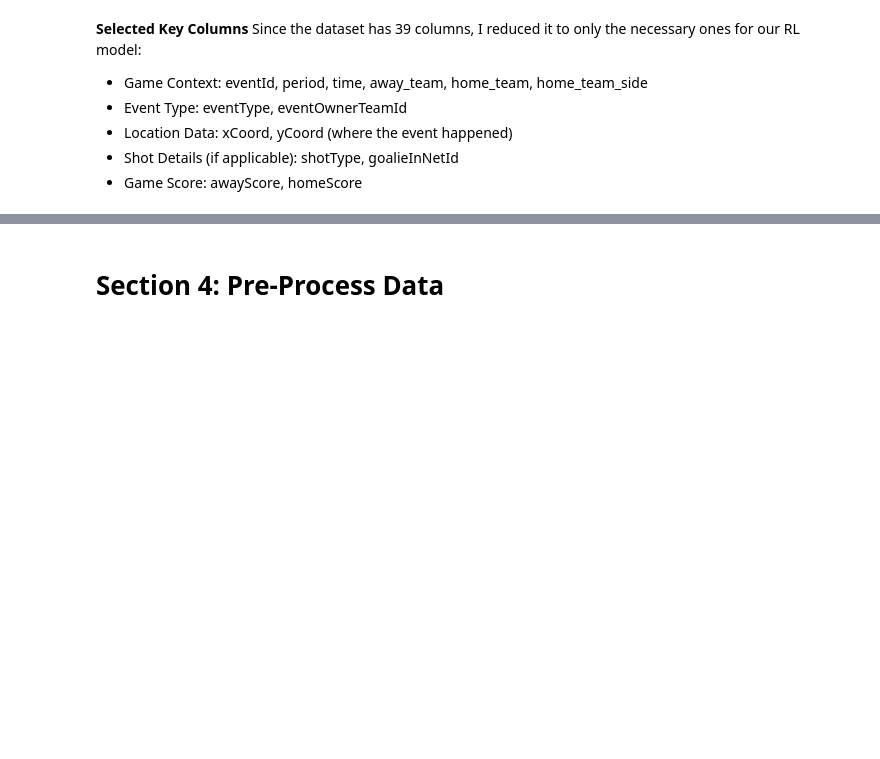
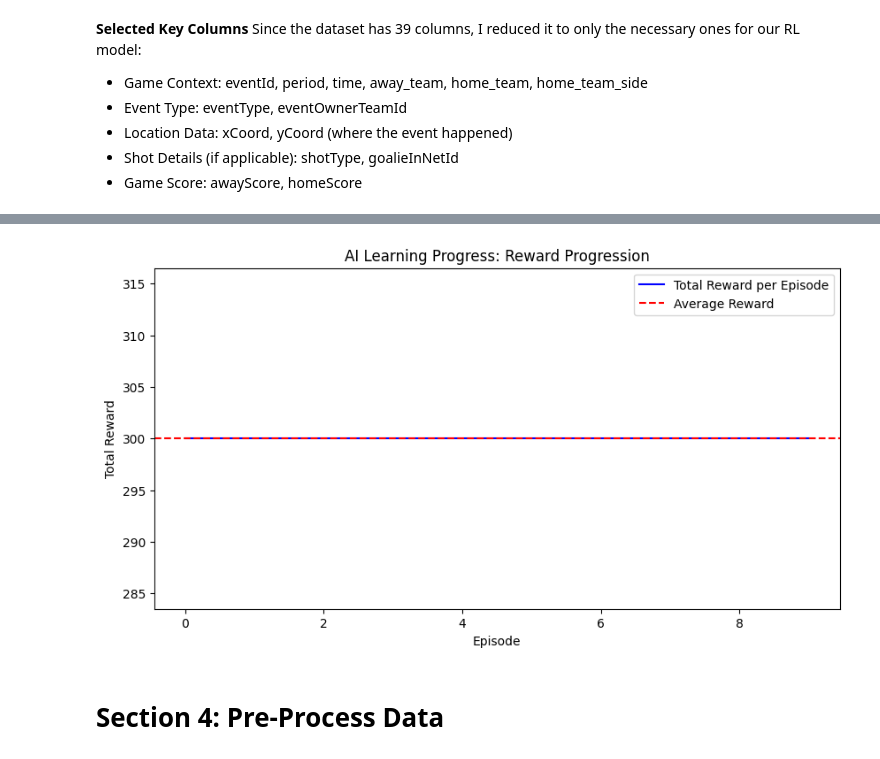
Before and after one commit to stewmckendry/Project-4---NHL-Plays, a Jupyter notebook: notebooks/Hockey_Coach.ipynb, the cells around one changed output, grey strips where cells are left out. Drawn from its saved outputs; the diff is of its cells as text; code cells hidden in the pictures; blank space fills up the shorter version.

```diff
--- a/notebooks/Hockey_Coach.ipynb
+++ b/notebooks/Hockey_Coach.ipynb
@@ -704,0 +686,22 @@ Selected Action: 4 -> Shot on Goal
+# %%
+import os
+
+# Define file paths
+online_network_path = "../src/models/dqn_model-online_network.pkl"
+target_network_path = "../src/models/dqn_model-target_network.pkl"
+
+# Check if the model files already exist
+if os.path.exists(online_network_path) and os.path.exists(target_network_path):
+    # Load existing models
+    with open(online_network_path, "rb") as model_file:
+        online_network = pickle.load(model_file)
+    with open(target_network_path, "rb") as model_file:
+        target_network = pickle.load(model_file)
+    print("Loaded existing models.")
+else:
+    # Save the trained models
+    with open(online_network_path, "wb") as model_file:
+        pickle.dump(online_network, model_file)
+    with open(target_network_path, "wb") as model_file:
+        pickle.dump(target_network, model_file)
+    print("Saved new models.")
@@ -959,3 +863,25 @@ Action Frequency by Zone (Before vs. After):
+# %%
+def plot_reward_progression(reward_log):
+    """
+    Plot reward progression over training episodes.
+
+    Parameters:
+        reward_log (list): List of cumulative rewards per episode.
+    """
+    plt.figure(figsize=(10, 5))
+    plt.plot(reward_log, label="Total Reward per Episode", color="blue")
+    plt.axhline(y=np.mean(reward_log), color="red", linestyle="--", label="Average Reward")
+
+    plt.xlabel("Episode")
+    plt.ylabel("Total Reward")
+    plt.title("AI Learning Progress: Reward Progression")
+    plt.legend()
+    plt.show()
+
+# Run this after training
+plot_reward_progression(reward_log)
+# %% [output]
+[figure, added]
 # %% [markdown]
 # **Section 4: Pre-Process Data** <a id="4"></a>
 # %% [markdown]
```
Also changed, not shown: parts of 37 cells of this notebook, 13 other files.
